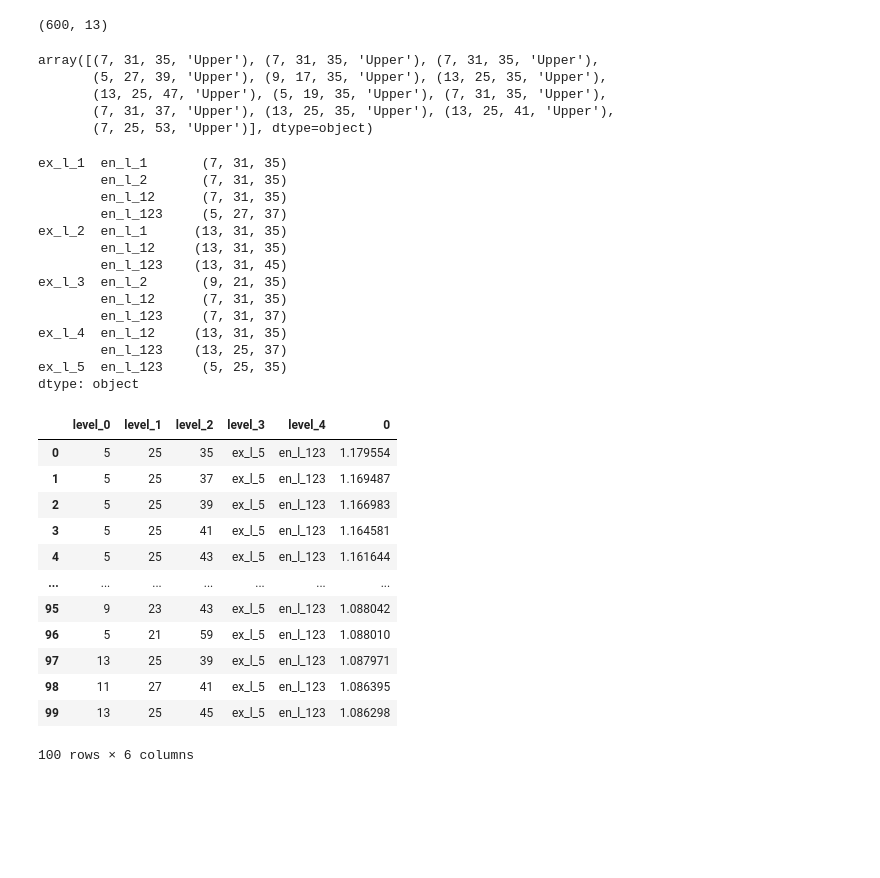
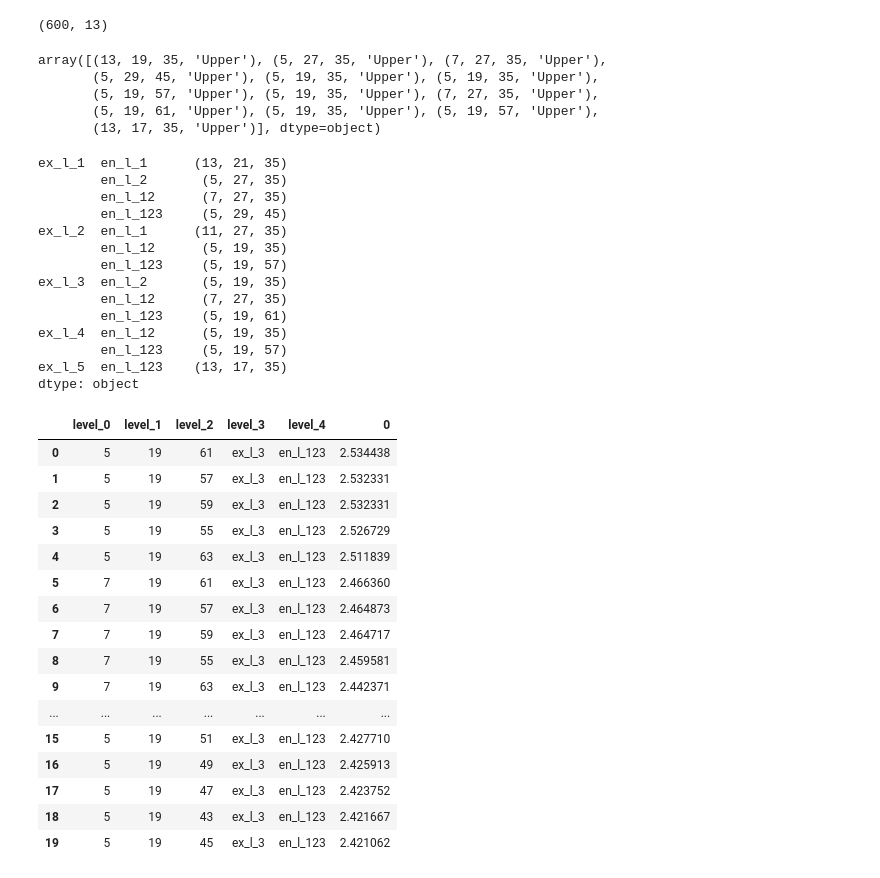
Before and after one commit to Oliver-De-Fusco/6CAP-TA-Code, a Jupyter notebook: results_analysis.ipynb, the cells around one changed output. Cells and saved outputs as stored; diff of their text form; code cells hidden in the pictures; blank space fills up the shorter version.

```diff
--- a/results_analysis.ipynb
+++ b/results_analysis.ipynb
@@ -14,4 +14,4 @@ START = "2015-01-01"
 END = "2025-01-01"
 TICKER = "^GSPC"
 TITLE = TICKER + " - " + (datetime.now()).strftime("%Y-%m-%d - %H:%M:%S")
-file = "confidence_intervals_sharpe.xlsx"
+file = "results/covid/no_transaction_costs/in_sample/data2.xlsx"
@@ -35,5 +18,5 @@ multi_index_index = pd.MultiIndex.from_tuples(product(trading_lengths['short'],
 # %%
-data = pd.read_excel("btc_usd_confidence_intervals_sharpe.xlsx",header=[0,1,2], index_col=[0,1,2,3])
+data = pd.read_excel(file,header=[0,1,2], index_col=[0,1,2,3])
 # %%
 # data = pd.read_excel("confidence_intervals_sharpe.xlsx",header=[0,1,2], index_col=[0,1,2,3])
 # %%
@@ -43,43 +26,47 @@ data = pd.read_excel("btc_usd_confidence_intervals_sharpe.xlsx",header=[0,1,2],
 # %%
 (data.xs("Sharpe", level=2, axis=1).idxmax().values)
 # %% [output]
-array([(7, 31, 35, 'Upper'), (7, 31, 35, 'Upper'), (7, 31, 35, 'Upper'),
-       (5, 27, 39, 'Upper'), (9, 17, 35, 'Upper'), (13, 25, 35, 'Upper'),
-       (13, 25, 47, 'Upper'), (5, 19, 35, 'Upper'), (7, 31, 35, 'Upper'),
-       (7, 31, 37, 'Upper'), (13, 25, 35, 'Upper'), (13, 25, 41, 'Upper'),
-       (7, 25, 53, 'Upper')], dtype=object)
+array([(13, 19, 35, 'Upper'), (5, 27, 35, 'Upper'), (7, 27, 35, 'Upper'),
+       (5, 29, 45, 'Upper'), (5, 19, 35, 'Upper'), (5, 19, 35, 'Upper'),
+       (5, 19, 57, 'Upper'), (5, 19, 35, 'Upper'), (7, 27, 35, 'Upper'),
+       (5, 19, 61, 'Upper'), (5, 19, 35, 'Upper'), (5, 19, 57, 'Upper'),
+       (13, 17, 35, 'Upper')], dtype=object)
 # %%
 sharpes = ((data.xs("Sharpe", level=2, axis=1).xs("Upper", level=3, axis=0) + data.xs("Sharpe", level=2, axis=1).xs("Lower", level=3, axis=0)) / 2)
 # %%
-sharpes.idxmax() #* np.sqrt(252)
+sharpes.idxmax()
 # %% [output]
-ex_l_1  en_l_1       (7, 31, 35)
-        en_l_2       (7, 31, 35)
-        en_l_12      (7, 31, 35)
-        en_l_123     (5, 27, 37)
-ex_l_2  en_l_1      (13, 31, 35)
-        en_l_12     (13, 31, 35)
-        en_l_123    (13, 31, 45)
-ex_l_3  en_l_2       (9, 21, 35)
-        en_l_12      (7, 31, 35)
-        en_l_123     (7, 31, 37)
-ex_l_4  en_l_12     (13, 31, 35)
-        en_l_123    (13, 25, 37)
-ex_l_5  en_l_123     (5, 25, 35)
+ex_l_1  en_l_1      (13, 21, 35)
+        en_l_2       (5, 27, 35)
+        en_l_12      (7, 27, 35)
+        en_l_123     (5, 29, 45)
+ex_l_2  en_l_1      (11, 27, 35)
+        en_l_12      (5, 19, 35)
+        en_l_123     (5, 19, 57)
+ex_l_3  en_l_2       (5, 19, 35)
+        en_l_12      (7, 27, 35)
+        en_l_123     (5, 19, 61)
+ex_l_4  en_l_12      (5, 19, 35)
+        en_l_123     (5, 19, 57)
+ex_l_5  en_l_123    (13, 17, 35)
 dtype: object
 # %%
-(sharpes.stack([0,1]).nlargest(100).sort_values(ascending=False) * np.sqrt(252)).reset_index()
+(sharpes.stack([0,1]).nlargest(20).sort_values(ascending=False)).reset_index()
 # %% [output]
 |  | level_0 | level_1 | level_2 | level_3 | level_4 | 0 |
-| 0 | 5 | 25 | 35 | ex_l_5 | en_l_123 | 1.179554 |
-| 1 | 5 | 25 | 37 | ex_l_5 | en_l_123 | 1.169487 |
-| 2 | 5 | 25 | 39 | ex_l_5 | en_l_123 | 1.166983 |
-| 3 | 5 | 25 | 41 | ex_l_5 | en_l_123 | 1.164581 |
-| 4 | 5 | 25 | 43 | ex_l_5 | en_l_123 | 1.161644 |
+| 0 | 5 | 19 | 61 | ex_l_3 | en_l_123 | 2.534438 |
+| 1 | 5 | 19 | 57 | ex_l_3 | en_l_123 | 2.532331 |
+| 2 | 5 | 19 | 59 | ex_l_3 | en_l_123 | 2.532331 |
+| 3 | 5 | 19 | 55 | ex_l_3 | en_l_123 | 2.526729 |
+| 4 | 5 | 19 | 63 | ex_l_3 | en_l_123 | 2.511839 |
+| 5 | 7 | 19 | 61 | ex_l_3 | en_l_123 | 2.466360 |
+| 6 | 7 | 19 | 57 | ex_l_3 | en_l_123 | 2.464873 |
+| 7 | 7 | 19 | 59 | ex_l_3 | en_l_123 | 2.464717 |
+| 8 | 7 | 19 | 55 | ex_l_3 | en_l_123 | 2.459581 |
+| 9 | 7 | 19 | 63 | ex_l_3 | en_l_123 | 2.442371 |
 | ... | ... | ... | ... | ... | ... | ... |
-| 95 | 9 | 23 | 43 | ex_l_5 | en_l_123 | 1.088042 |
-| 96 | 5 | 21 | 59 | ex_l_5 | en_l_123 | 1.088010 |
-| 97 | 13 | 25 | 39 | ex_l_5 | en_l_123 | 1.087971 |
-| 98 | 11 | 27 | 41 | ex_l_5 | en_l_123 | 1.086395 |
-| 99 | 13 | 25 | 45 | ex_l_5 | en_l_123 | 1.086298 |
+| 15 | 5 | 19 | 51 | ex_l_3 | en_l_123 | 2.427710 |
+| 16 | 5 | 19 | 49 | ex_l_3 | en_l_123 | 2.425913 |
+| 17 | 5 | 19 | 47 | ex_l_3 | en_l_123 | 2.423752 |
+| 18 | 5 | 19 | 43 | ex_l_3 | en_l_123 | 2.421667 |
+| 19 | 5 | 19 | 45 | ex_l_3 | en_l_123 | 2.421062 |
-100 rows × 6 columns
```
Also changed, not shown: parts of 6 cells of this notebook, 3 other files.
